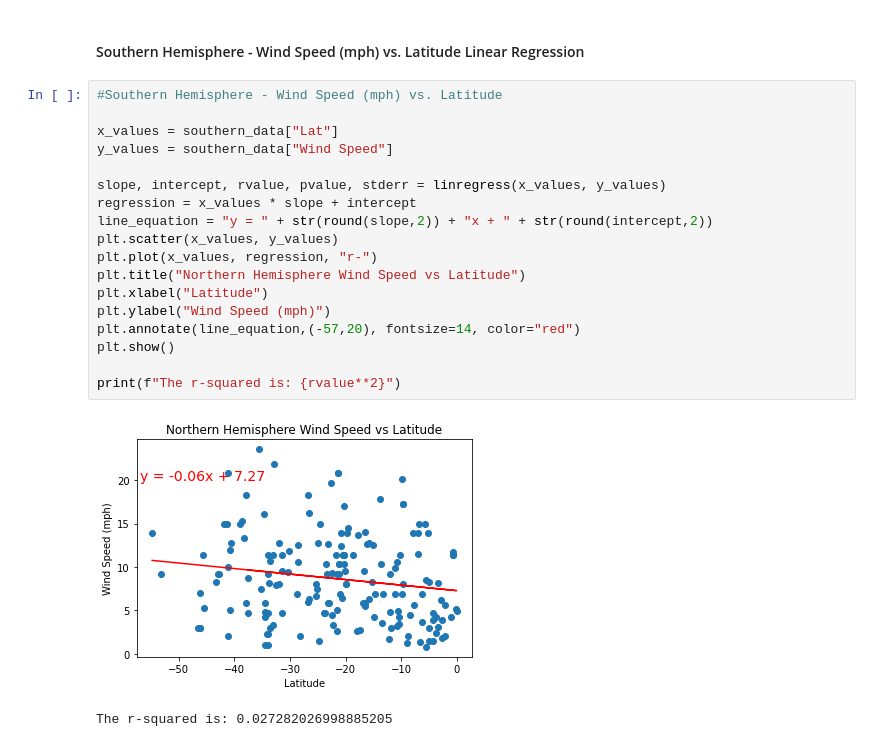
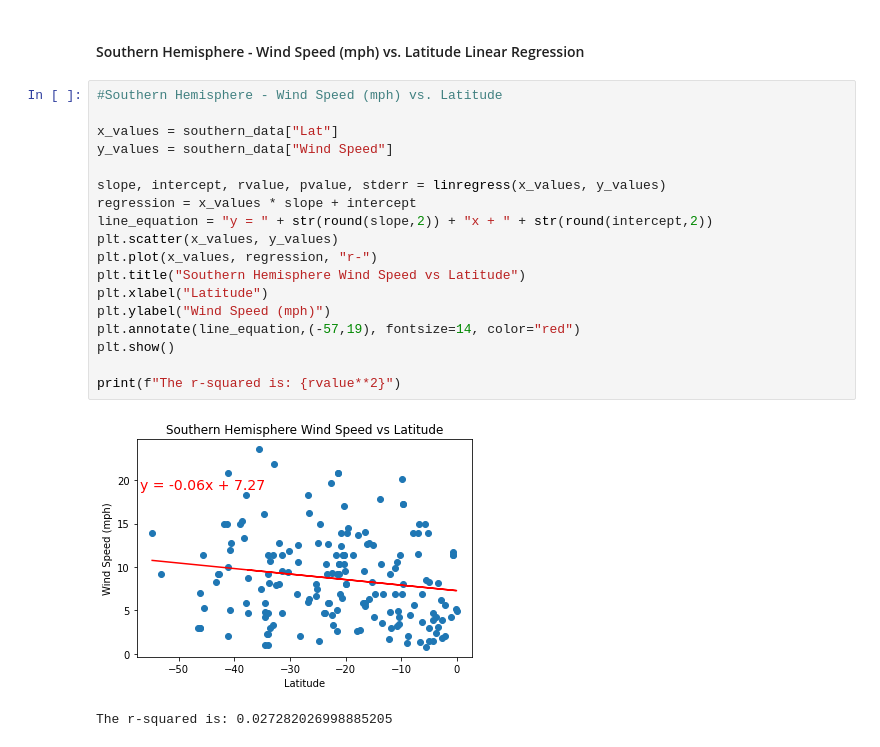
Before and after one commit to meghanvl/API_project, a Jupyter notebook: WeatherPy.ipynb, the cells around one changed output. Saved outputs shown, nothing was run; the diff lists cells and outputs as text.

```diff
--- a/WeatherPy.ipynb
+++ b/WeatherPy.ipynb
@@ -431,21 +437,21 @@ The r-squared is: 0.0032044268987670974
 # %%
 #Southern Hemisphere - Wind Speed (mph) vs. Latitude
 
 x_values = southern_data["Lat"]
 y_values = southern_data["Wind Speed"]
 
 slope, intercept, rvalue, pvalue, stderr = linregress(x_values, y_values)
 regression = x_values * slope + intercept
 line_equation = "y = " + str(round(slope,2)) + "x + " + str(round(intercept,2))
 plt.scatter(x_values, y_values)
 plt.plot(x_values, regression, "r-")
-plt.title("Northern Hemisphere Wind Speed vs Latitude")
+plt.title("Southern Hemisphere Wind Speed vs Latitude")
 plt.xlabel("Latitude")
 plt.ylabel("Wind Speed (mph)")
-plt.annotate(line_equation,(-57,20), fontsize=14, color="red")
+plt.annotate(line_equation,(-57,19), fontsize=14, color="red")
 plt.show()
 
 print(f"The r-squared is: {rvalue**2}")
 # %% [output]
-[figure, old version]
+[figure, new version]
 The r-squared is: 0.027282026998885205
```
Also changed, not shown: parts of 10 cells of this notebook, 9 other files.
